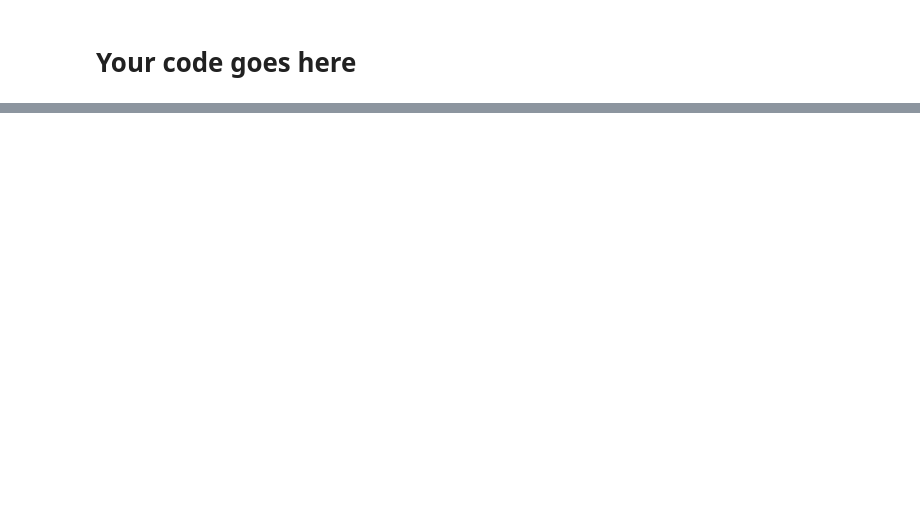
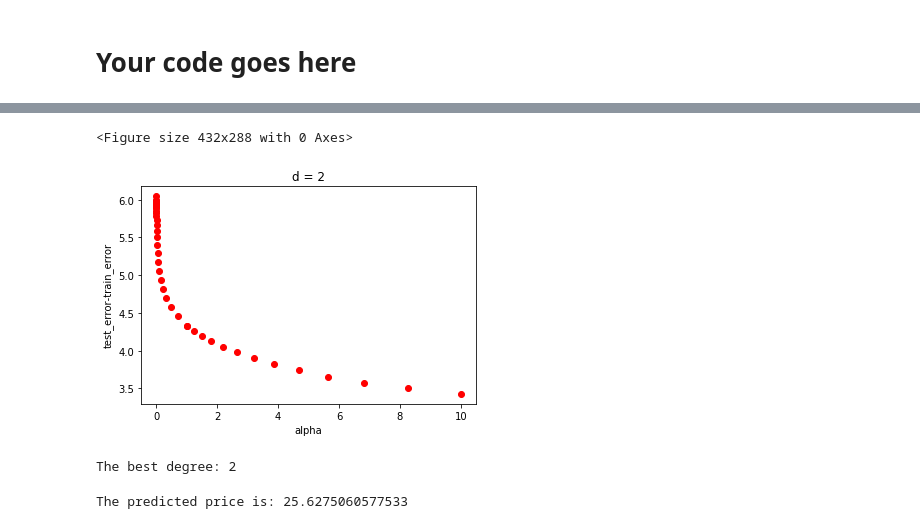
Before and after one commit to MrMouse2019/CS-GY-6923-Machine-Learning, a Jupyter notebook: HW/HW4/part2/Programming Assignment 4 - Linear versus Ridge Regression-Spring 2020.ipynb, the cells around one changed output, grey strips where cells are left out. Saved outputs shown, nothing was run; the diff lists cells and outputs as text; code cells hidden in the pictures; blank space fills up the shorter version.

```diff
--- a/HW/HW4/part2/Programming Assignment 4 - Linear versus Ridge Regression-Spring 2020.ipynb
+++ b/HW/HW4/part2/Programming Assignment 4 - Linear versus Ridge Regression-Spring 2020.ipynb
@@ -395,0 +257,4 @@ The predicted price is: 202.12890536000813
+# %%
+# Store the best results for question 2
+degree = 2
+result_2 = []  # [alpha, E_val_test, E_val_train, degree]
@@ -395,0 +416,61 @@ The predicted price is: 202.12890536000813
+# %%
+plt.figure()
+# when degree = 2
+DF = pd.DataFrame(result_2, columns=['alpha', 'MSE_test','MSE_train','degree'])
+alpha_x = DF['alpha']
+mse_test = DF['MSE_test']
+alpha_x_1 = DF['alpha']
+mse_train_1= DF['MSE_train']
+y = mse_test - mse_train_1
+plt.figure()
+plt.plot(alpha_x, y, 'ro')
+
+plt.title('d = 2')
+plt.xlabel('alpha')
+plt.ylabel('test_error-train_error')
+
+
+
+plt.show()
+# %% [output]
+<Figure size 432x288 with 0 Axes>
+[figure, added]
+# %%
+# 3-b choose which model is better
+model_best = min(result_1[0], result_2[0], key=lambda x: x[1])
+alpha_best = model_best[0]
+d_best = model_best[-1]
+print("The best degree: {}".format( d_best))
+# %% [output]
+The best degree: 2
+# %%
+#  Reﬁt the parameters using all the data and predict the price
+X_single_test = np.array([[5, 0.5, 2, 0, 4, 8, 4, 6, 2, 2, 2, 4, 5.5]])
+
+# X_single_test = X_single_test.reshape(1, X_single_test.shape[0])
+X_all_data = X
+y_all_data = y
+alpha_best = 1.02329
+
+if d_best == 2:
+    X_all_data = X_2
+    X_single_test = poly.fit_transform(X_single_test)
+
+scaler = preprocessing.StandardScaler().fit(X_all_data)
+X_all_data = scaler.transform(X_all_data)
+X_single_test = scaler.transform(X_single_test)
+
+
+
+# Proprocesing by adding a column of 1's to the front of X
+one_col_train = np.ones((X_all_data.shape[0],1))
+X_train = np.hstack((one_col_train, X_all_data))
+one_col_test = np.ones((X_single_test.shape[0],1))
+X_test = np.hstack((one_col_test, X_single_test))
+
+w_best = get_coeff_ridge_normaleq(X_train, y_all_data, alpha_best)
+# print(w_best)
+y_single_test = X_test.dot(w_best)
+print("The predicted price is: {}".format(y_single_test[0][0]))
+# %% [output]
+The predicted price is: 25.6275060577533
```
Also changed, not shown: parts of 41 cells of this notebook, 10 other files.
